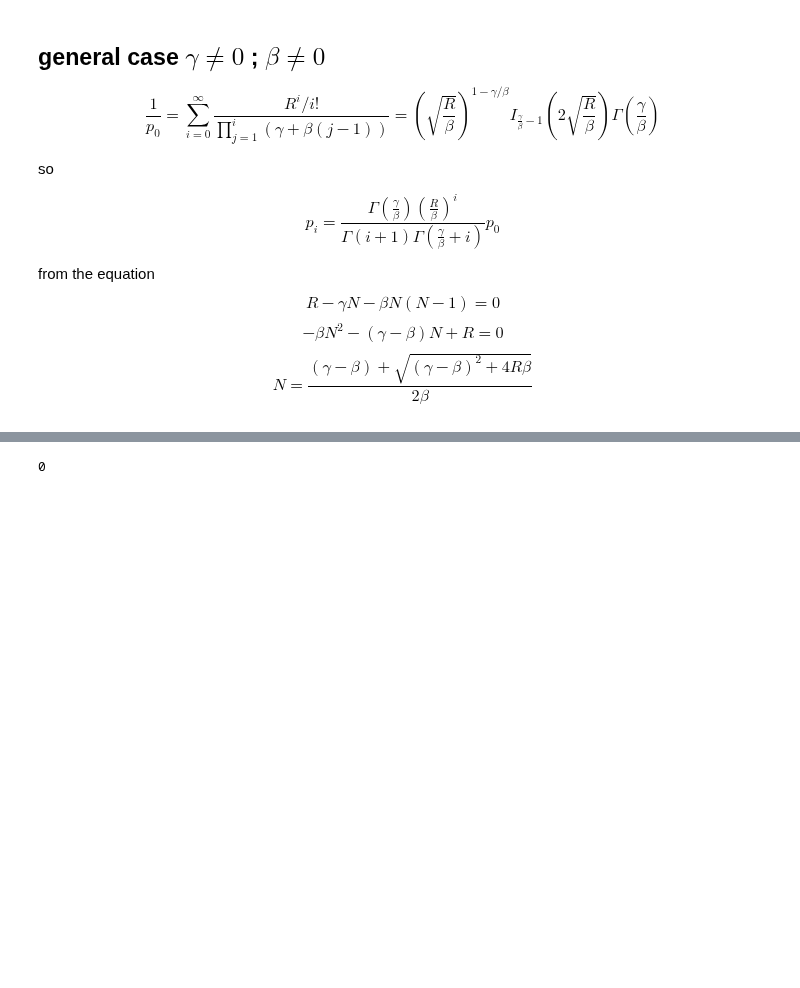
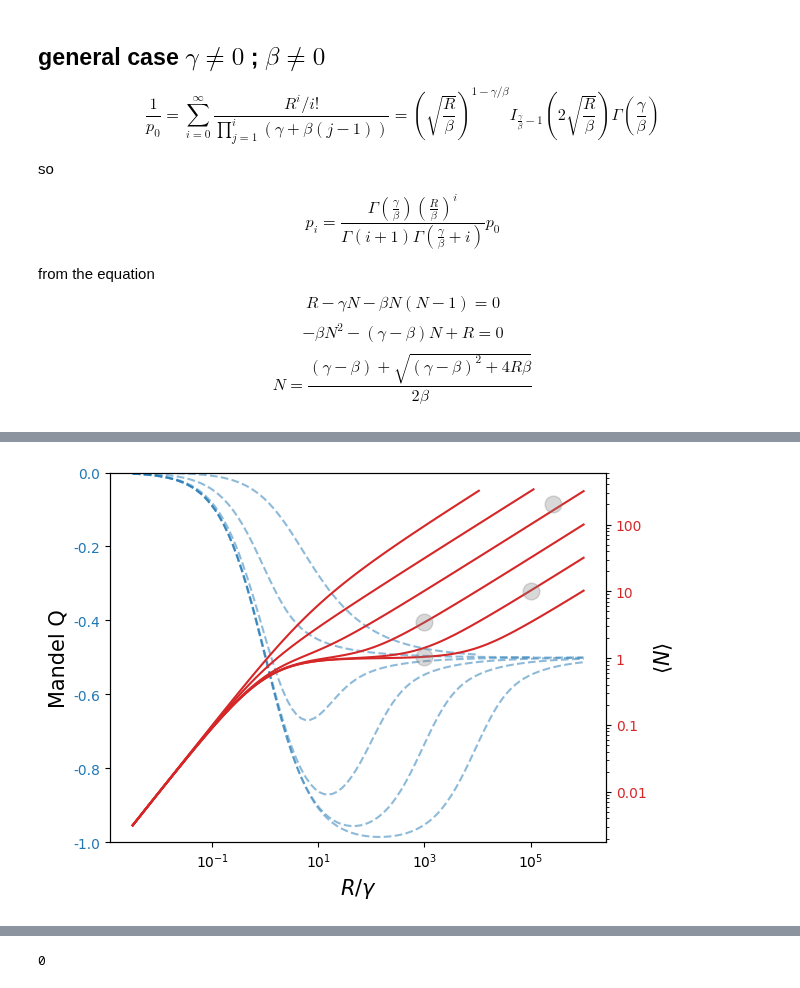
Before and after one commit to Valerio-Amico/Lab-Rydberg, a Jupyter notebook: dipolar_trap/markov_chain_approach.ipynb, the cells around one changed output, grey strips where cells are left out. Drawn from its saved outputs; the diff is of its cells as text; code cells hidden in the pictures; blank space fills up the shorter version.

```diff
--- a/dipolar_trap/markov_chain_approach.ipynb
+++ b/dipolar_trap/markov_chain_approach.ipynb
@@ -143,6 +143,8 @@ def mean_var_mandel_Q(probability_vec):
         mean += i*probability_vec[i]
         men_2 += i**2*probability_vec[i]
     variance = men_2 - mean**2
+    if mean == 0:
+        return mean, variance, 0
     Q = variance/mean - 1
     return mean, variance, Q
 # %%
@@ -304,6 +306,7 @@ $$
 # %%
 from scipy.special import iv as BesselI
 from scipy.special import gamma as Gamma
+from scipy.special import loggamma
 
 def probability_N(i):
     p_0 = 1/(  np.sqrt(R/beta)**(1-gamma/beta) * BesselI(gamma/beta-1, 2*np.sqrt(R/beta)) * Gamma(gamma/beta)  )
@@ -317,15 +320,26 @@ def probability_N(i):
     return p_i
 
 def log_probability_N(i):
-    log_p_0 = -(  np.log(np.sqrt(R/beta)**(1-gamma/beta)) + np.log( BesselI(gamma/beta-1, 2*np.sqrt(R/beta)) ) + np.log( Gamma(gamma/beta) ) )
+    log_p_0 = -(  (1-gamma/beta)*np.log(np.sqrt(R/beta)) + np.log( BesselI(gamma/beta-1, 2*np.sqrt(R/beta)) ) + loggamma(gamma/beta) )
     # old = p_0 = -1/((gamma *(np.sqrt(R)/np.sqrt(beta))**(gamma/beta) - np.sqrt(beta) * np.sqrt(R) *BesselI(-1 + gamma/beta, (2*np.sqrt(R))/np.sqrt(beta))* Gamma((beta + gamma)/beta))/(gamma *(np.sqrt(R)/np.sqrt(beta))**(gamma/beta)))
     #prod = 1
     #for j in range(1,i+1):
     #    prod = prod * j * (gamma + beta * (j-1))
     # old prod = beta**i * Gamma(i+1) * Gamma(gamma/beta+i) / Gamma(gamma/beta) #+ gamma
-    log_p_i = log_p_0 + np.log(Gamma(gamma/beta)) + i*np.log(R/beta) - np.log(Gamma(i+1)) - np.log(Gamma(gamma/beta+i))
+    log_p_i = log_p_0 + loggamma(gamma/beta) + i*np.log(R/beta) - loggamma(i+1) - loggamma(gamma/beta+i)
     # old return p_0*R**i/prod
     return log_p_i
+
+def log_probability_N_(i,R,gamma,beta):
+    log_p_0 = -(  (1-gamma/beta)*np.log(np.sqrt(R/beta)) + np.log( BesselI(gamma/beta-1, 2*np.sqrt(R/beta)) ) + loggamma(gamma/beta) )
+    # old = p_0 = -1/((gamma *(np.sqrt(R)/np.sqrt(beta))**(gamma/beta) - np.sqrt(beta) * np.sqrt(R) *BesselI(-1 + gamma/beta, (2*np.sqrt(R))/np.sqrt(beta))* Gamma((beta + gamma)/beta))/(gamma *(np.sqrt(R)/np.sqrt(beta))**(gamma/beta)))
+    #prod = 1
+    #for j in range(1,i+1):
+    #    prod = prod * j * (gamma + beta * (j-1))
+    # old prod = beta**i * Gamma(i+1) * Gamma(gamma/beta+i) / Gamma(gamma/beta) #+ gamma
+    log_p_i = log_p_0 + loggamma(gamma/beta) + i*np.log(R/beta) - loggamma(i+1) - loggamma(gamma/beta+i)
+    # old return p_0*R**i/prod
+    return log_p_i
 # %%
 probability_N(1)
 # %% [output]
@@ -386,0 +397,49 @@ plt.show()
+# %%
+fig, ax1 = plt.subplots()
+ax2 = ax1.twinx()
+
+def get_mean_N(R_,gamma_,beta_):
+    p_i = [np.e**log_probability_N_(int(i),R_,gamma_,beta_) if log_probability_N_(int(i), R_,gamma_,beta_)>-1000 else 0 for i in bins]
+    new_mean, new_var, new_Q = mean_var_mandel_Q(p_i)
+    return new_mean
+
+for i in range(len(new_ranges_)):
+    new_range = new_ranges_[i]
+
+    ax1.plot(new_range, new_Qs_[i], c="tab:blue", linestyle="--", alpha=0.5)#, label="mandel Q")
+    ax2.plot(new_range, new_Ns_[i], color="tab:red")#,label=r"$\langle N \rangle$")
+
+#ax2.plot(range_R, means_paper, color="green")#, label="paper")
+#ax2.plot([min(range_R),max(range_R)],[1, 1], "--", c="gray")
+
+ax1.plot([],[], ls="--", label="Mandel-Q",color="tab:blue")
+ax2.plot([],[], label=r"$\langle N \rangle$",color="tab:red")
+
+
+ax1.set_ylim(-1,0)
+ax1.set_xscale("log")
+ax1.set_xlabel(r"$R/\gamma$", fontsize=15)
+
+ax2.set_ylabel(r"$\langle N \rangle$", fontsize=15)
+
+ax2.set_yscale("log")
+ax2.set_xscale("log")
+ax1.set_ylabel("Mandel Q", fontsize=15)
+ax1.set_yticklabels(["-1.0", "-0.8", "-0.6", "-0.4", "-0.2", "0.0"],color="tab:blue")
+
+ax2.set_yticks([ 0.01, 0.1, 1, 10, 100])
+ax2.set_yticklabels([ "0.01", "0.1", "1", "10", "100"], color="tab:red")
+#fig.legend(loc=(0.13,0.53), fontsize=11)
+
+Rs = [2.7*10**5,10**5,10**3,10**3]
+betas = [6.5, 1000, 100, 10000]
+
+means_Ns = [get_mean_N(Rs[i],1,betas[i]) for i in range(len(betas))]
+
+plt.plot(Rs,means_Ns,"o",color="tab:grey",alpha=0.3, markersize=12)
+#plt.savefig('stationary_state_parameters_space.png', dpi=300)
+
+
+plt.show()
+# %% [output]
+[figure, added]
```
Also changed, not shown: parts of 7 cells of this notebook, 8 other files.
